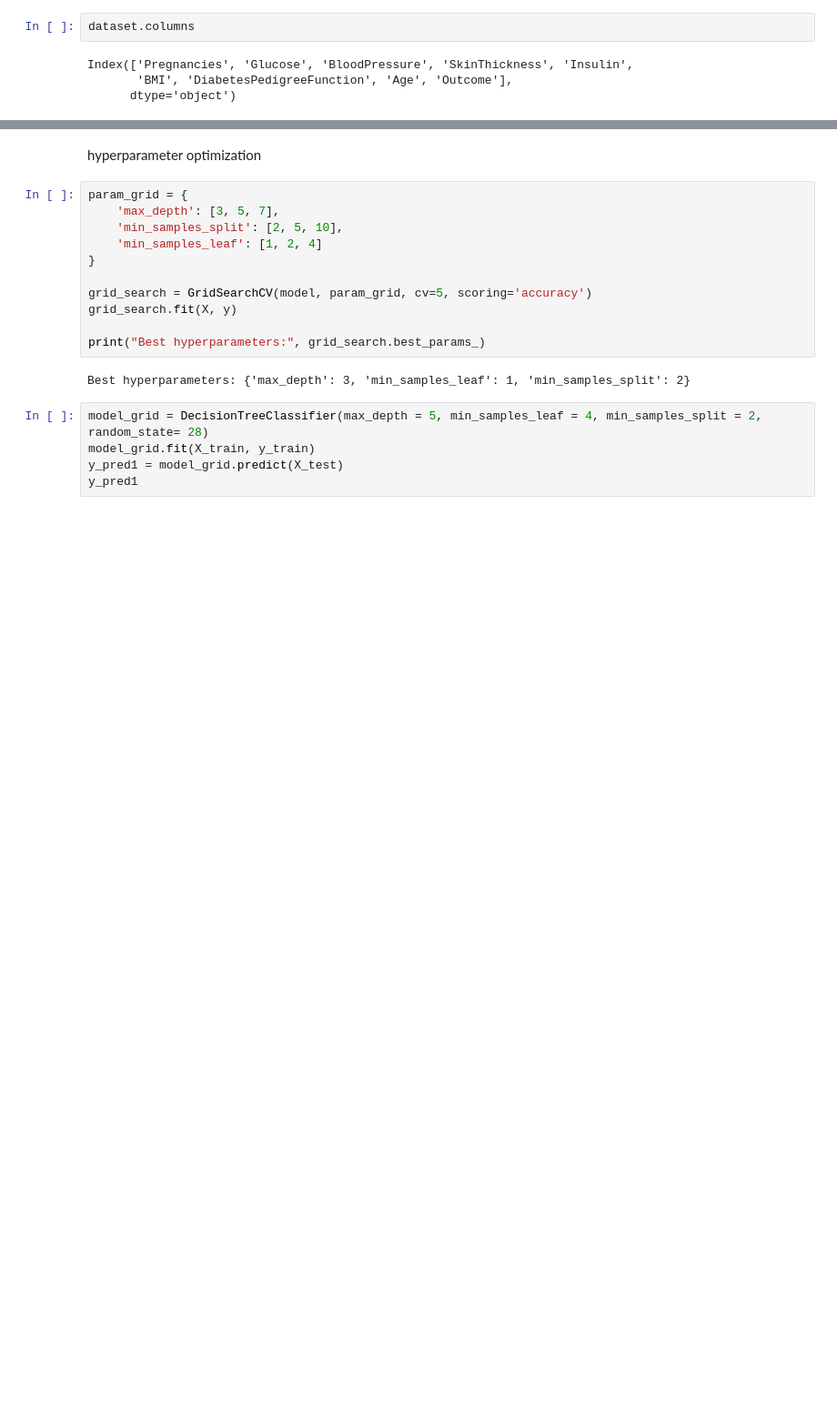
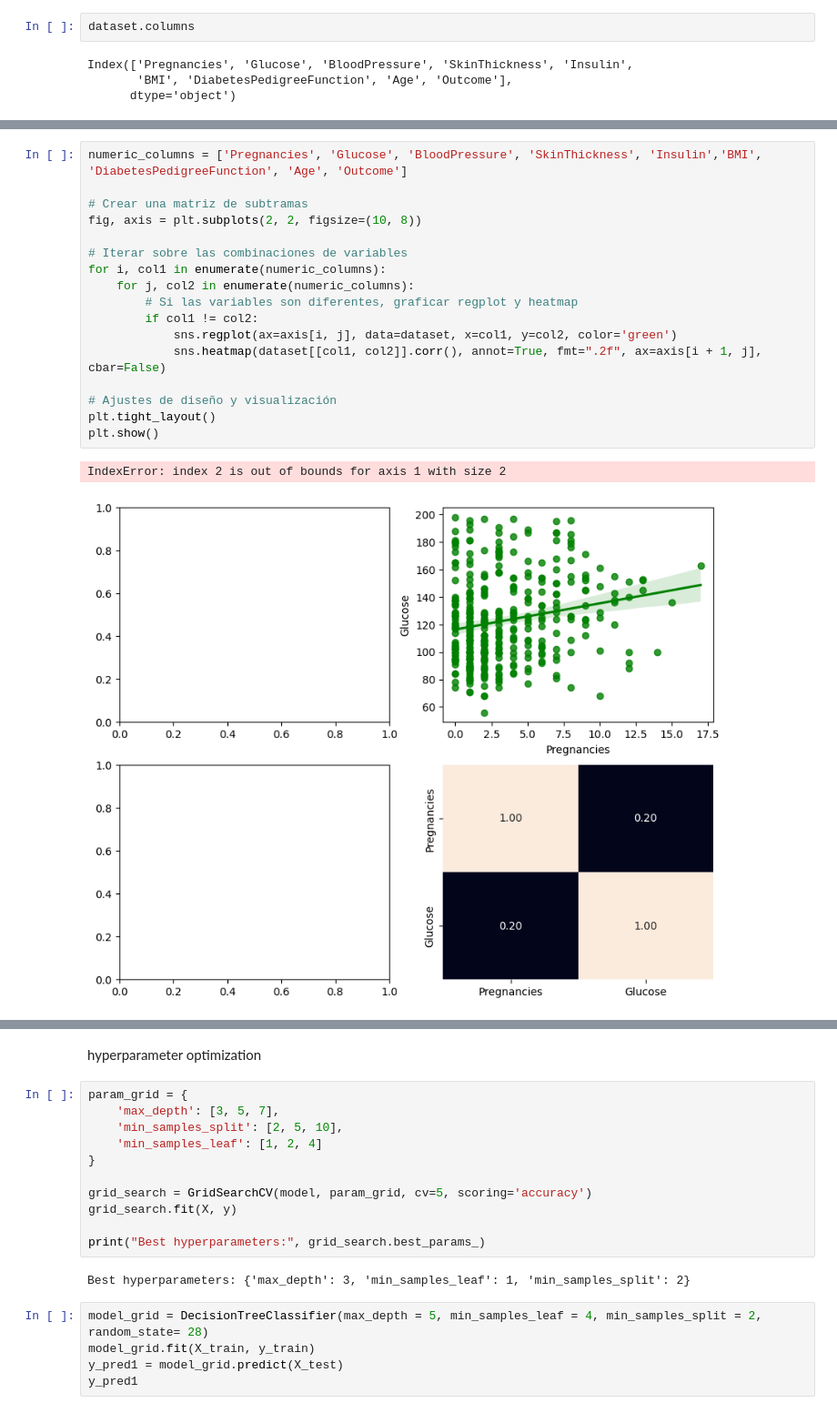
Before and after one commit to Elisag28/decision-tree-streamlit, a Jupyter notebook: src/explore.ipynb, the cells around one changed output, grey strips where cells are left out. Shown: that part at 91% size. Saved outputs shown, nothing was run; the diff lists cells and outputs as text; blank space fills up the shorter version.

```diff
--- a/src/explore.ipynb
+++ b/src/explore.ipynb
@@ -128,3 +144,23 @@ plt.show()
+# %%
+numeric_columns = ['Pregnancies', 'Glucose', 'BloodPressure', 'SkinThickness', 'Insulin','BMI', 'DiabetesPedigreeFunction', 'Age', 'Outcome']
+
+# Crear una matriz de subtramas
+fig, axis = plt.subplots(2, 2, figsize=(10, 8))
+
+# Iterar sobre las combinaciones de variables
+for i, col1 in enumerate(numeric_columns):
+    for j, col2 in enumerate(numeric_columns):
+        # Si las variables son diferentes, graficar regplot y heatmap
+        if col1 != col2:
+            sns.regplot(ax=axis[i, j], data=dataset, x=col1, y=col2, color='green')
+            sns.heatmap(dataset[[col1, col2]].corr(), annot=True, fmt=".2f", ax=axis[i + 1, j], cbar=False)
+
+# Ajustes de diseño y visualización
+plt.tight_layout()
+plt.show()
+# %% [output]
+IndexError: index 2 is out of bounds for axis 1 with size 2
+[figure, added]
 # %%
 X = dataset.drop('Outcome', axis= 1)
 y = dataset['Outcome']
```
Also changed, not shown: parts of 13 cells of this notebook.
